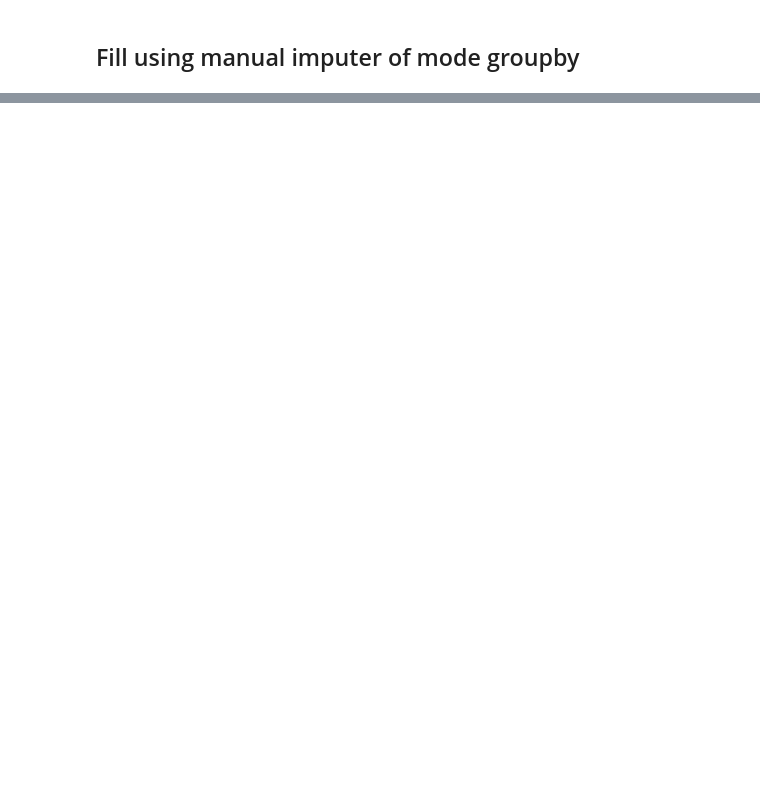
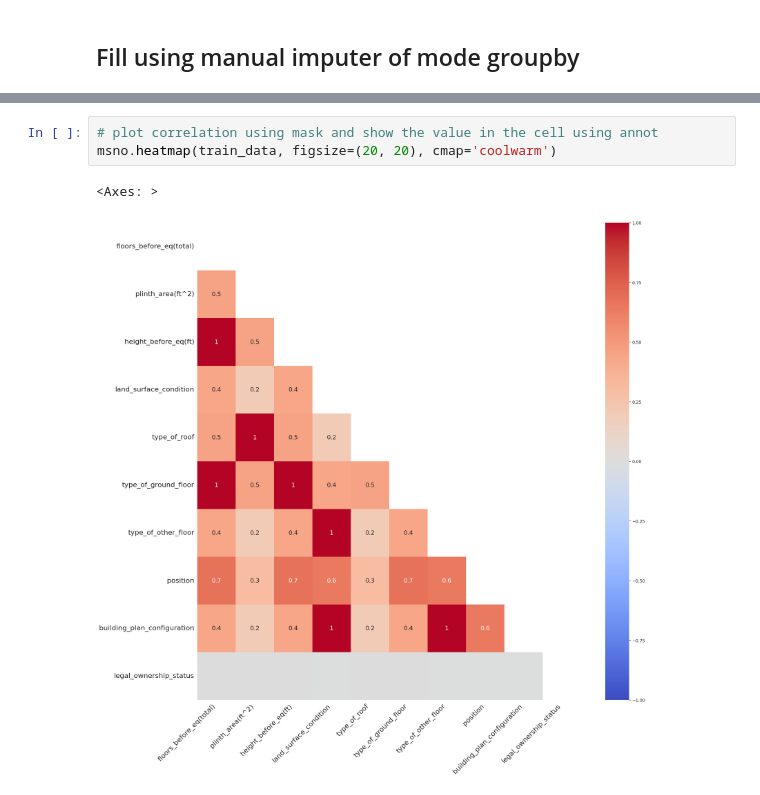
Before and after one commit to elskow/Data-Elims, a Jupyter notebook: 2-DataInterpolation/data_interpolation.ipynb, the cells around one changed output, grey strips where cells are left out. Drawn from its saved outputs; the diff is of its cells as text; blank space fills up the shorter version.

```diff
--- a/2-DataInterpolation/data_interpolation.ipynb
+++ b/2-DataInterpolation/data_interpolation.ipynb
@@ -178,0 +156,6 @@ fill_na_using_mode_categorical(train_data,'residential_type',
+# %%
+# plot correlation using mask and show the value in the cell using annot
+msno.heatmap(train_data, figsize=(20, 20), cmap='coolwarm')
+# %% [output]
+<Axes: >
+[figure, added]
```
Also changed, not shown: parts of 9 cells of this notebook, 1 other file.
